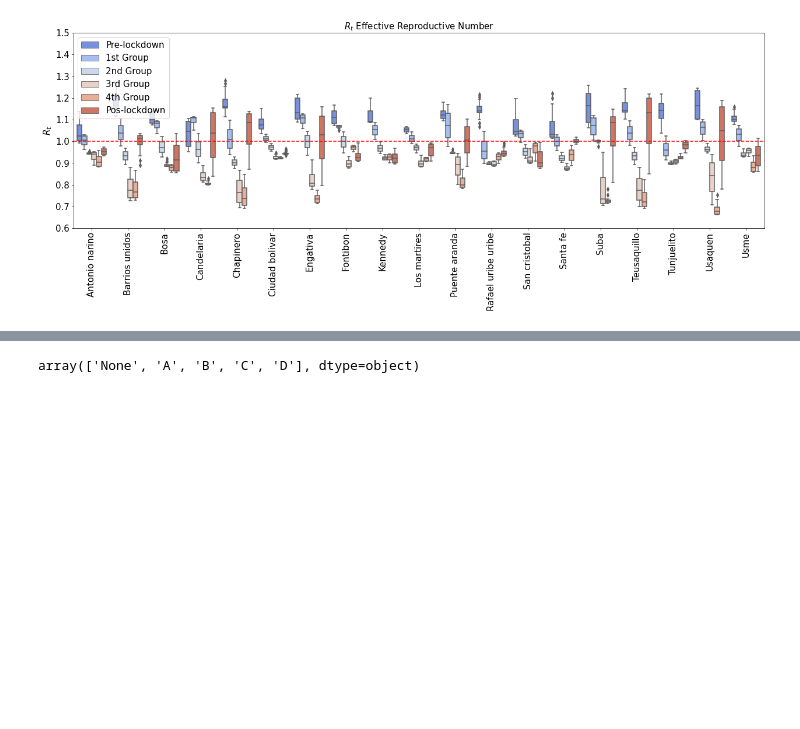
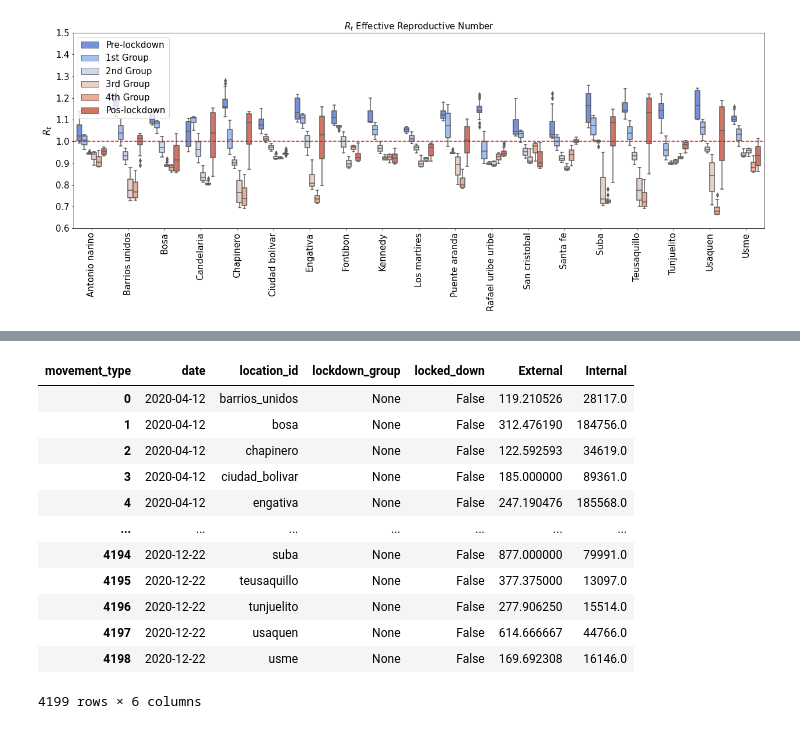
Before and after one commit to ChaosDonkey06/bogota_covid19_lockdowns, a Jupyter notebook: rt_percentual_change.ipynb, the cells around one changed output, grey strips where cells are left out. Cells and saved outputs as stored; diff of their text form; code cells hidden in the pictures; blank space fills up the shorter version.

```diff
--- a/rt_percentual_change.ipynb
+++ b/rt_percentual_change.ipynb
@@ -328,4 +306,76 @@ A_lockdown_percent_df
-# %%
-rt_piv_percent_df.lockdown_group.unique()
-# %% [output]
-array(['None', 'A', 'B', 'C', 'D'], dtype=object)
+# %%
+
+
+
+dict_correct = {'Los Martires': 'Los Mártires', 'Fontibon': 'Fontibón', 'Engativa': 'Engativá',
+                            'San Cristobal': 'San Cristóbal', 'Usaquen': 'Usaquén',
+                            'Ciudad Bolivar': 'Ciudad Bolívar', 'Candelaria': 'La Candelaria'}
+
+
+df               = pd.read_csv(os.path.join(results_dir,'data', 'movement_fb_locality','movement.csv'), parse_dates = ['date_time'])
+df.start_poly_id = df.start_poly_id.apply(lambda s: s.replace("colombia_bogota_localidad_",""))
+df.end_poly_id   = df.end_poly_id.apply(lambda s: s.replace("colombia_bogota_localidad_",""))
+
+# Creates type
+df["movement_type"] = "External"
+df.loc[df.start_poly_id  == df.end_poly_id,"movement_type"] = "Internal"
+df.sample(10)
+
+
+# Consolidates dataframe
+d1 = df.loc[df.movement_type == "External",['date_time','start_poly_id', 'movement','movement_type']]
+d1.rename(columns= {'start_poly_id':'poly_id'}, inplace = True)
+
+d2 = df.loc[df.movement_type == "External",['date_time','end_poly_id', 'movement','movement_type']]
+d2.rename(columns= {'end_poly_id':'poly_id'}, inplace = True)
+
+d3 = df.loc[df.movement_type == "Internal",['date_time','end_poly_id', 'movement','movement_type']]
+d3.rename(columns= {'end_poly_id':'poly_id'}, inplace = True)
+
+df_movement     = pd.concat( [d1,d2,d3], ignore_index = True)
+df_movement_all = df_movement.copy()
+df_movement_all = df_movement_all.rename(columns={'date_time': 'date', 'poly_id': 'location_id'})
+
+
+# Assigns moments
+df_movement_all.loc[(df_movement_all.date <= pre_lockdown_end)
+            & (df_movement_all.date >= pre_lockdown_start),'lockdown_type'] = "pre-lockdown1"
+
+df_movement_all.loc[(df_movement_all.date <= lockdown_end)
+            & (df_movement_all.date >= lockdown_start),'lockdown_type'] = "lockdown1"
+
+df_movement_all.loc[(df_movement_all.date <= pos_lockdown_end)
+            & (df_movement_all.date >= pos_lockdown_start),'lockdown_type'] = "pos-lockdown1"
+
+
+df_movement_all["lockdown_group"] = 'None'
+df_movement_all["locked_down"]    = False
+
+for lock_info in lockdowns:
+    g_lockdown_start     = lock_info["start_date"]
+    g_lockdown_end       = lock_info["end_date"]
+    df_movement_all.loc[ (df_movement_all.date <= g_lockdown_end)
+                    & (df_movement_all.date >= g_lockdown_start), 'lockdown_group'] += "-"+lock_info["code"]
+
+
+    df_movement_all.loc[ (df_movement_all.date <= g_lockdown_end)
+                    & (df_movement_all.date >= g_lockdown_start) & (df_movement_all.location_id.isin(lock_info["places"]) ), 'locked_down'] = True
+
+df_movement_all["lockdown_group"] = df_movement_all["lockdown_group"].map(lambda x: x.split('-')[-1])
+
+mov_loc_df = pd.pivot_table(df_movement_all, values='movement', index=['date', 'location_id', 'lockdown_group', "locked_down"], columns=['movement_type']).fillna(0).reset_index()
+mov_loc_df
+# %% [output]
+| movement_type | date | location_id | lockdown_group | locked_down | External | Internal |
+| 0 | 2020-04-12 | barrios_unidos | None | False | 119.210526 | 28117.0 |
+| 1 | 2020-04-12 | bosa | None | False | 312.476190 | 184756.0 |
+| 2 | 2020-04-12 | chapinero | None | False | 122.592593 | 34619.0 |
+| 3 | 2020-04-12 | ciudad_bolivar | None | False | 185.000000 | 89361.0 |
+| 4 | 2020-04-12 | engativa | None | False | 247.190476 | 185568.0 |
+| ... | ... | ... | ... | ... | ... | ... |
+| 4194 | 2020-12-22 | suba | None | False | 877.000000 | 79991.0 |
+| 4195 | 2020-12-22 | teusaquillo | None | False | 377.375000 | 13097.0 |
+| 4196 | 2020-12-22 | tunjuelito | None | False | 277.906250 | 15514.0 |
+| 4197 | 2020-12-22 | usaquen | None | False | 614.666667 | 44766.0 |
+| 4198 | 2020-12-22 | usme | None | False | 169.692308 | 16146.0 |
+4199 rows × 6 columns
```
Also changed, not shown: parts of 4 cells of this notebook.
